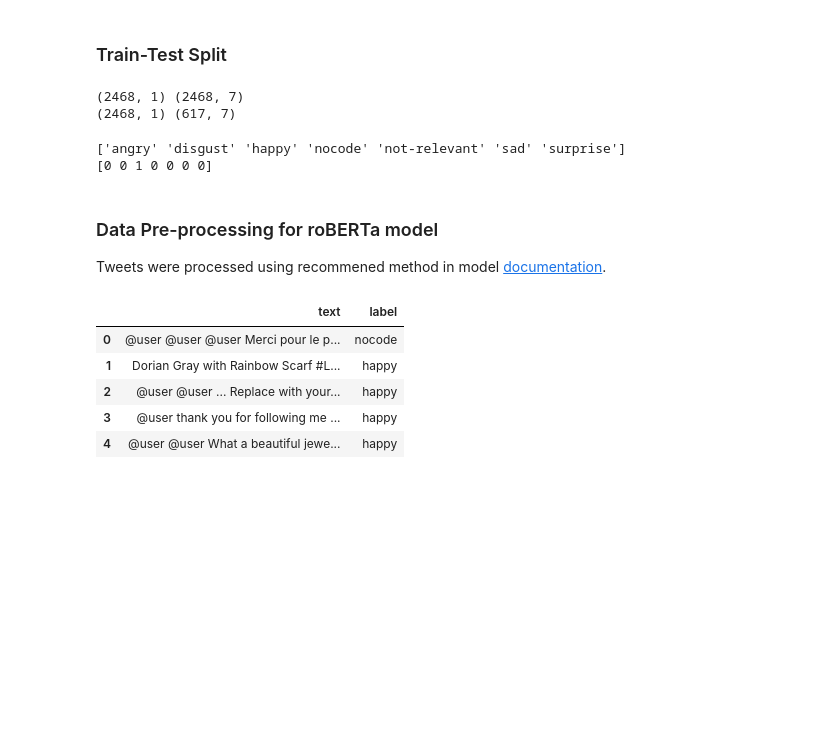
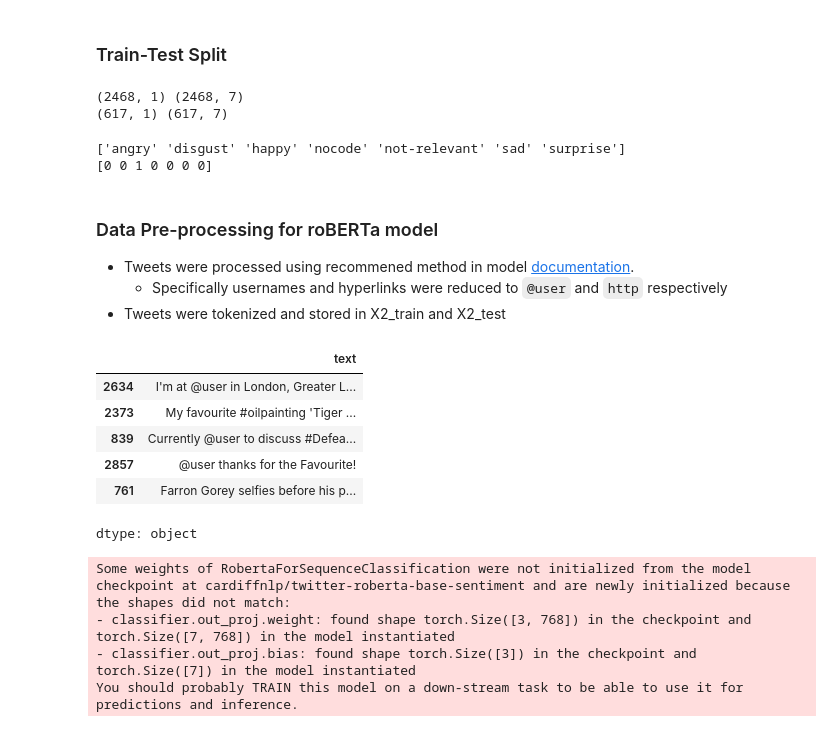
Before and after one commit to jeelfaldu7/transformer_sentiment_analysis, a Jupyter notebook: notebook.ipynb, the cells around one changed output. Drawn from its saved outputs; the diff is of its cells as text; code cells hidden in the pictures; blank space fills up the shorter version.

```diff
--- a/notebook.ipynb
+++ b/notebook.ipynb
@@ -102,7 +109,7 @@ df.duplicated().sum(),df['label'].unique()
 train_df, test_df = train_test_split(df, test_size=0.2, random_state=42)
 
 X_train = train_df.drop('label', axis = 1)
-X_test = train_df.drop('label', axis = 1)
+X_test = test_df.drop('label', axis = 1)
 
 mlb = MultiLabelBinarizer()
 y_train = mlb.fit_transform(train_df['label'].str.split('|'))
@@ -112,7 +119,7 @@ print(X_train.shape, y_train.shape)
 print(X_test.shape, y_test.shape)
 # %% [output]
 (2468, 1) (2468, 7)
-(2468, 1) (617, 7)
+(617, 1) (617, 7)
 # %%
 print(mlb.classes_)
 print(y_train[92])
@@ -122,7 +129,9 @@ print(y_train[92])
 # %% [markdown]
 ### Data Pre-processing for roBERTa model
 
-Tweets were processed using recommened method in model [documentation](https://huggingface.co/cardiffnlp/twitter-roberta-base-sentiment).
+* Tweets were processed using recommened method in model [documentation](https://huggingface.co/cardiffnlp/twitter-roberta-base-sentiment).
+     * Specifically usernames and hyperlinks were reduced to `@user` and `http` respectively
+* Tweets were tokenized and stored in X2_train and X2_test
 # %%
 def preprocess(text):
     new_text = []
@@ -139,3 +143,13 @@ df_roberta = df_roberta.drop('id', axis = 1)
 # %%
-for i in range(len(df_roberta)):
-  df_roberta.loc[i, 'text'] = preprocess(df_roberta['text'][i])
+X2_train = X_train['text'].apply(preprocess)
+X2_test = X_test['text'].apply(preprocess)
+
+X2_train.head()
+# %% [output]
+|  | text |
+| 2634 | I'm at @user in London, Greater L... |
+| 2373 | My favourite #oilpainting 'Tiger ... |
+| 839 | Currently @user to discuss #Defea... |
+| 2857 | @user thanks for the Favourite! |
+| 761 | Farron Gorey selfies before his p... |
+dtype: object
@@ -142,9 +175,14 @@ for i in range(len(df_roberta)):
 # %%
-df_roberta.head()
+model_2 = AutoModelForSequenceClassification.from_pretrained(
+    "cardiffnlp/twitter-roberta-base-sentiment",
+    num_labels=len(base_sentiments),
+    id2label=id2label,
+    label2id=label2id,
+    ignore_mismatched_sizes=True,
+    problem_type="multi_label_classification"
+).to(device)
 # %% [output]
-|  | text | label |
-| 0 | @user @user @user Merci pour le p... | nocode |
-| 1 | Dorian Gray with Rainbow Scarf #L... | happy |
-| 2 | @user @user ... Replace with your... | happy |
-| 3 | @user thank you for following me ... | happy |
-| 4 | @user @user What a beautiful jewe... | happy |
+Some weights of RobertaForSequenceClassification were not initialized from the model checkpoint at cardiffnlp/twitter-roberta-base-sentiment and are newly initialized because the shapes did not match:
+- classifier.out_proj.weight: found shape torch.Size([3, 768]) in the checkpoint and torch.Size([7, 768]) in the model instantiated
+- classifier.out_proj.bias: found shape torch.Size([3]) in the checkpoint and torch.Size([7]) in the model instantiated
+You should probably TRAIN this model on a down-stream task to be able to use it for predictions and inference.
```
Also changed, not shown: parts of 15 cells of this notebook.
